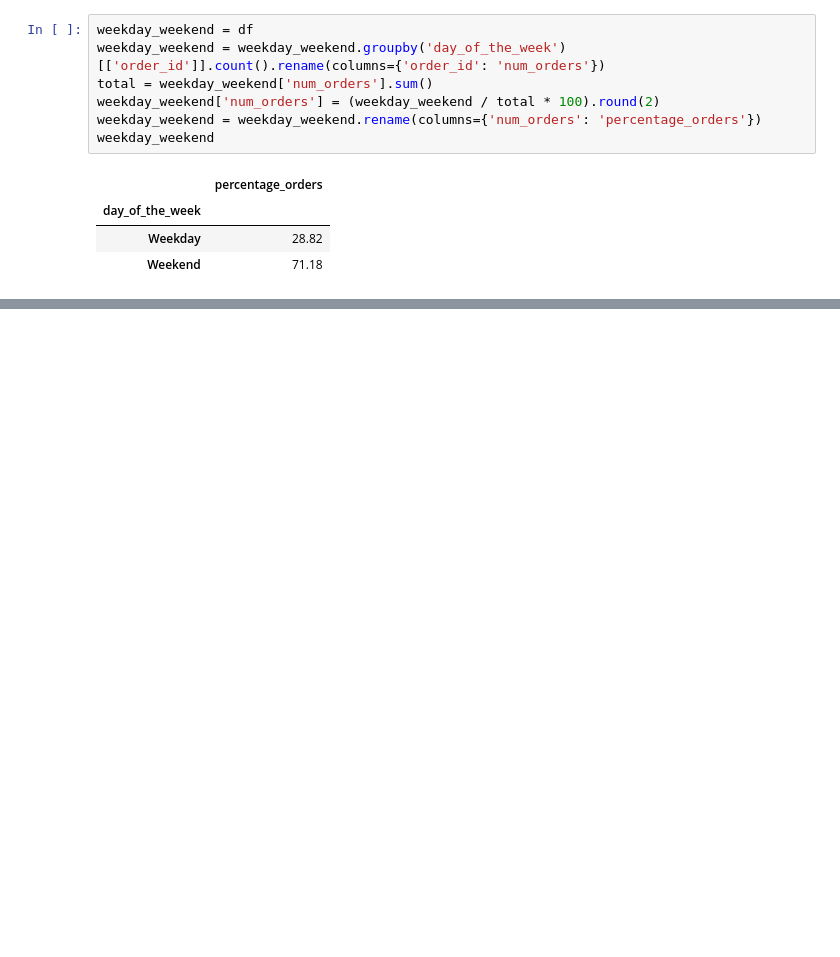
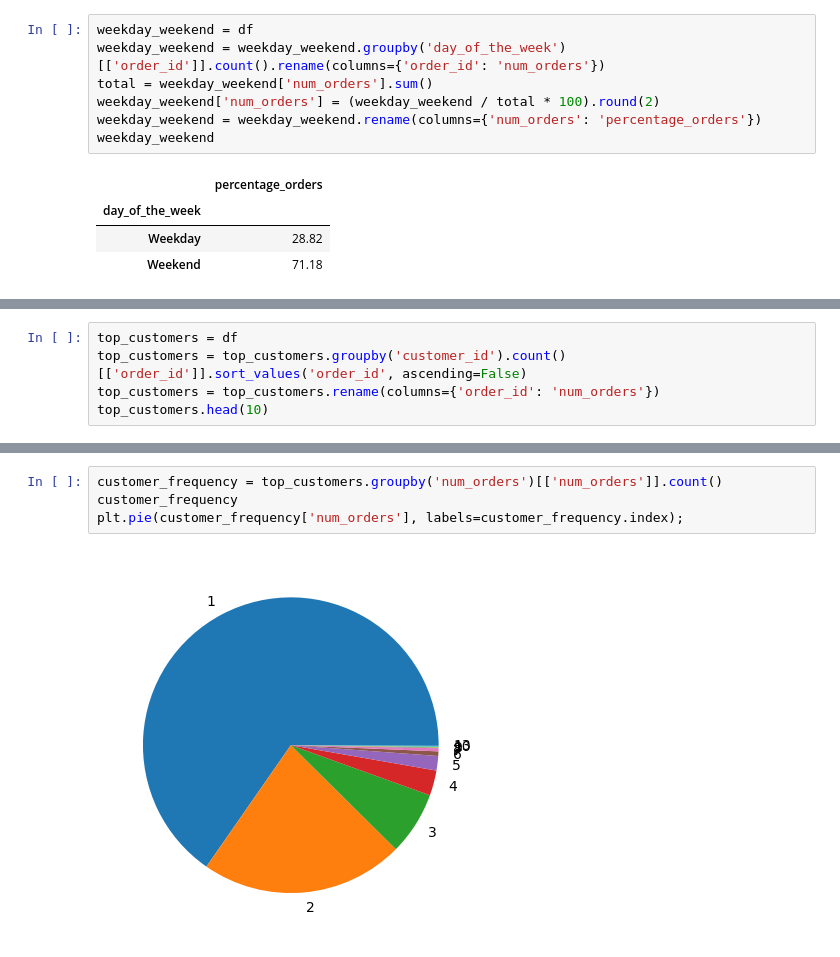
Before and after one commit to MausVII/nyc_restaurants_pandas_exploration, a Jupyter notebook: exploration.ipynb, the cells around one changed output, grey strips where cells are left out. Cells and saved outputs as stored; diff of their text form; blank space fills up the shorter version.

```diff
--- a/exploration.ipynb
+++ b/exploration.ipynb
@@ -214,0 +231,5 @@ weekday_weekend
+# %%
+top_customers = df
+top_customers = top_customers.groupby('customer_id').count()[['order_id']].sort_values('order_id', ascending=False)
+top_customers = top_customers.rename(columns={'order_id': 'num_orders'})
+top_customers.head(10)
@@ -214,0 +249,6 @@ weekday_weekend
+# %%
+customer_frequency = top_customers.groupby('num_orders')[['num_orders']].count()
+customer_frequency
+plt.pie(customer_frequency['num_orders'], labels=customer_frequency.index);
+# %% [output]
+[figure, added]
```
Also changed, not shown: parts of 11 cells of this notebook.
